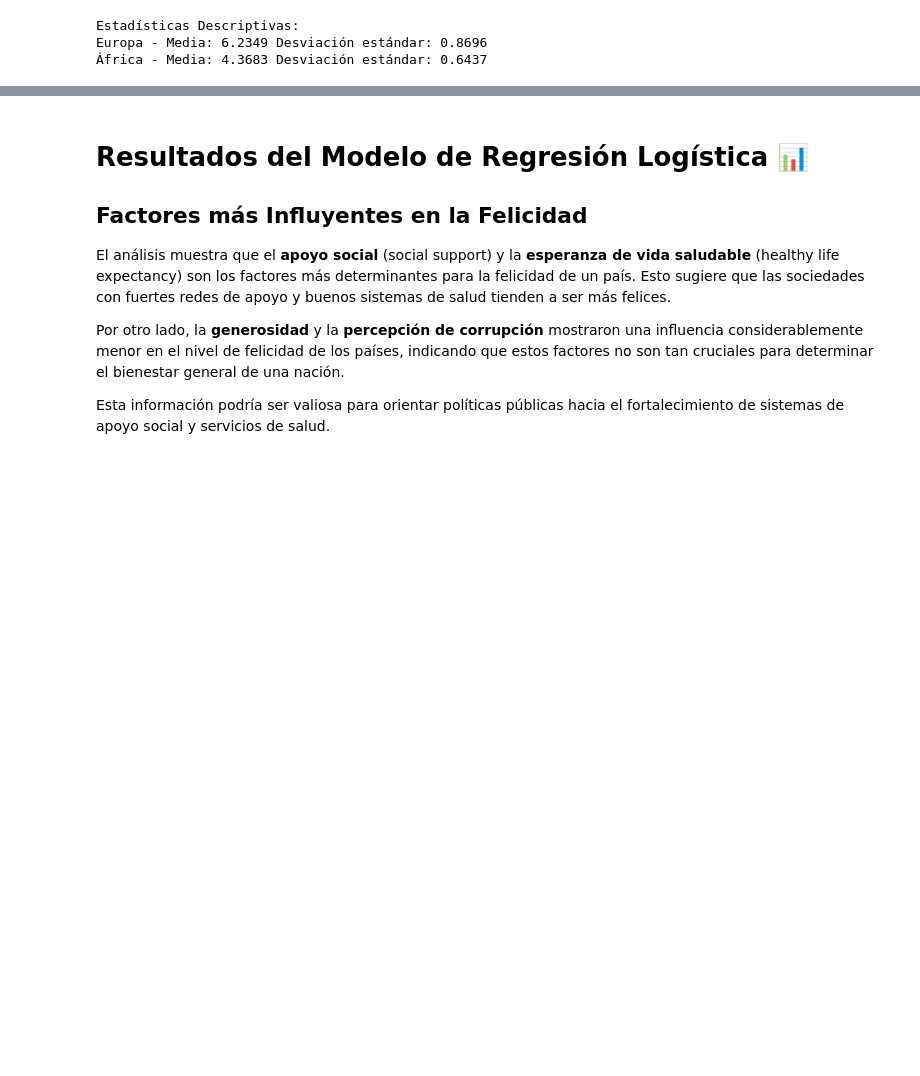
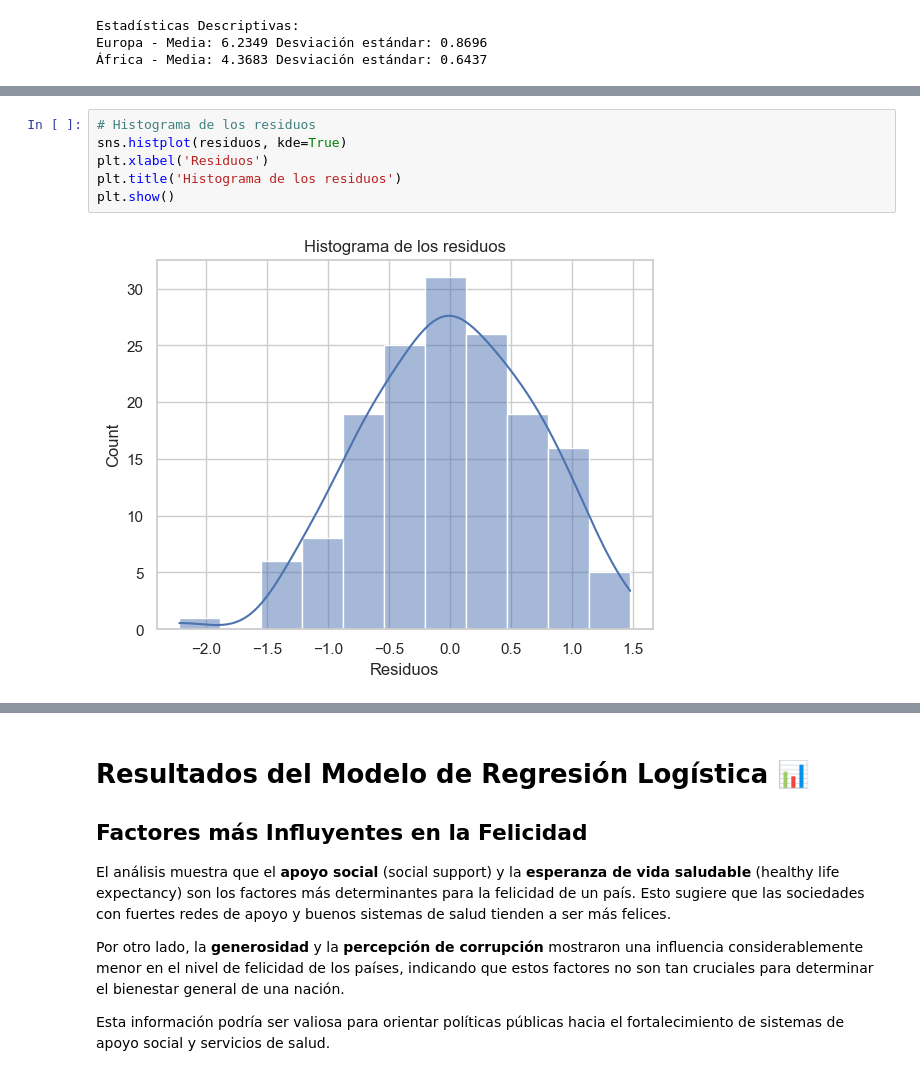
Before and after one commit to Javi111003/Happinness-World-Ranking-Stats, a Jupyter notebook: main.ipynb, the cells around one changed output, grey strips where cells are left out. Saved outputs shown, nothing was run; the diff lists cells and outputs as text; blank space fills up the shorter version.

```diff
--- a/main.ipynb
+++ b/main.ipynb
@@ -800,0 +850,8 @@ R^2: 0.7496594273964103
+# %%
+# Histograma de los residuos
+sns.histplot(residuos, kde=True)
+plt.xlabel('Residuos')
+plt.title('Histograma de los residuos')
+plt.show()
+# %% [output]
+[figure, added]
```
Also changed, not shown: parts of 31 cells of this notebook.
